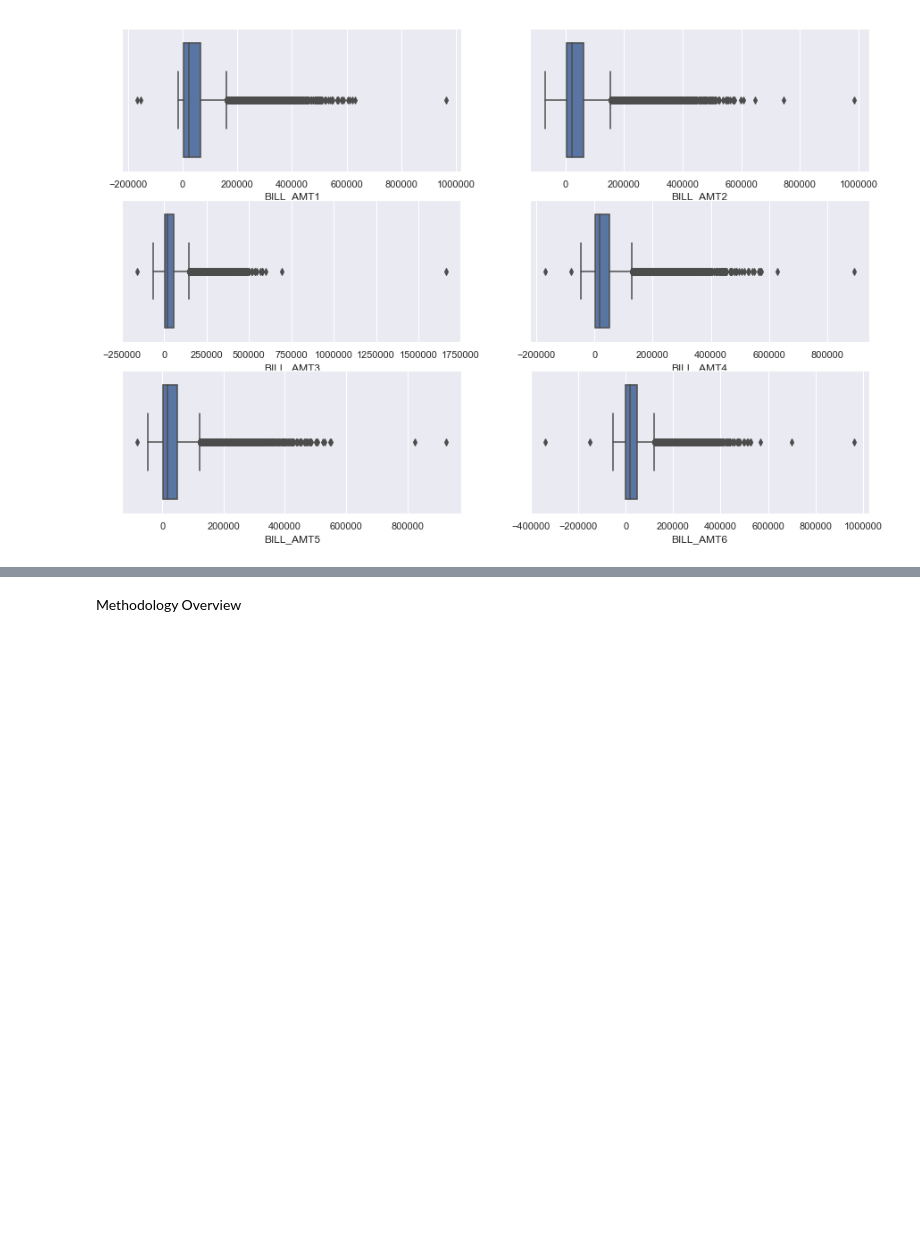
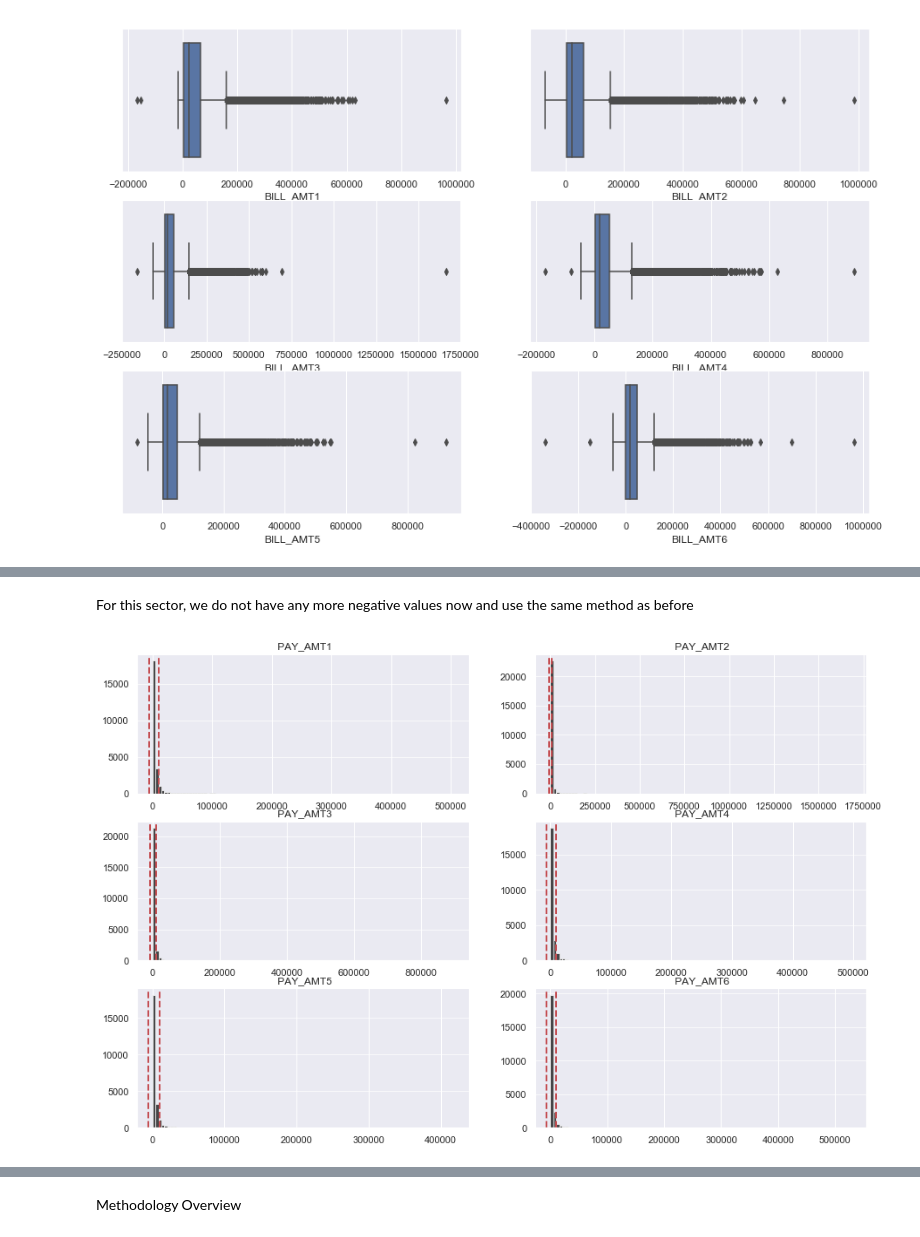
Before and after one commit to AbhinathK/CreditCardML, a Jupyter notebook: CreditCardData.ipynb, the cells around one changed output, grey strips where cells are left out. Saved outputs shown, nothing was run; the diff lists cells and outputs as text; code cells hidden in the pictures; blank space fills up the shorter version.

```diff
--- a/CreditCardData.ipynb
+++ b/CreditCardData.ipynb
@@ -262,0 +319,16 @@ It looks like we have outliers but Q3 limit is too low for our purposes. I sugge
+# %%
+for counter in range(6):
+    fig, ax = plt.subplots()
+    col = data.columns[12+counter]
+    data['cubic_bill'+str(counter+1)] = np.cbrt(data[col])
+
+    l,h=data['cubic_bill'+str(counter+1)].quantile([0.25,0.75])
+    rang=1.5*(h-l)
+    low=l-rang
+    high=h+rang
+    if
+    data.plot.scatter(x='ID', y='cubic_bill'+str(counter+1),c='cubic_bill'+str(counter+1), cmap='viridis',ax=ax).set_title(" "+col)
+    ax.axhline(y=low, color='r', linestyle='dashed', linewidth=2)
+    ax.axhline(y=high, color='r', linestyle='dashed', linewidth=2)
+
+plt.show()
@@ -262,0 +358,20 @@ It looks like we have outliers but Q3 limit is too low for our purposes. I sugge
+# %% [markdown]
+For this sector, we do not have any more negative values now and use the same method as before
+# %%
+figs, axs = plt.subplots(3, 2, figsize=(15, 10))
+axs = axs.ravel()
+for counter in range(6):
+    col = data.columns[18 + counter]
+    l,h=data[col].quantile([0.25,0.75])
+    rang=1.5*(h-l)
+    low=l-rang
+    high=h+rang
+    distinct=len(data[col].unique())
+    axs[counter].hist(data[col], bins=100,color='black',alpha=0.7,rwidth=1.5)
+    axs[counter].axvline(x=low, color='r', linestyle='dashed', linewidth=2)
+    axs[counter].axvline(x=high, color='r', linestyle='dashed', linewidth=2)
+    axs[counter].grid(axis='y',alpha=0.75)
+    axs[counter].set_title(" "+col)
+plt.show()
+# %% [output]
+[figure, added]
```
Also changed, not shown: parts of 17 cells of this notebook.
